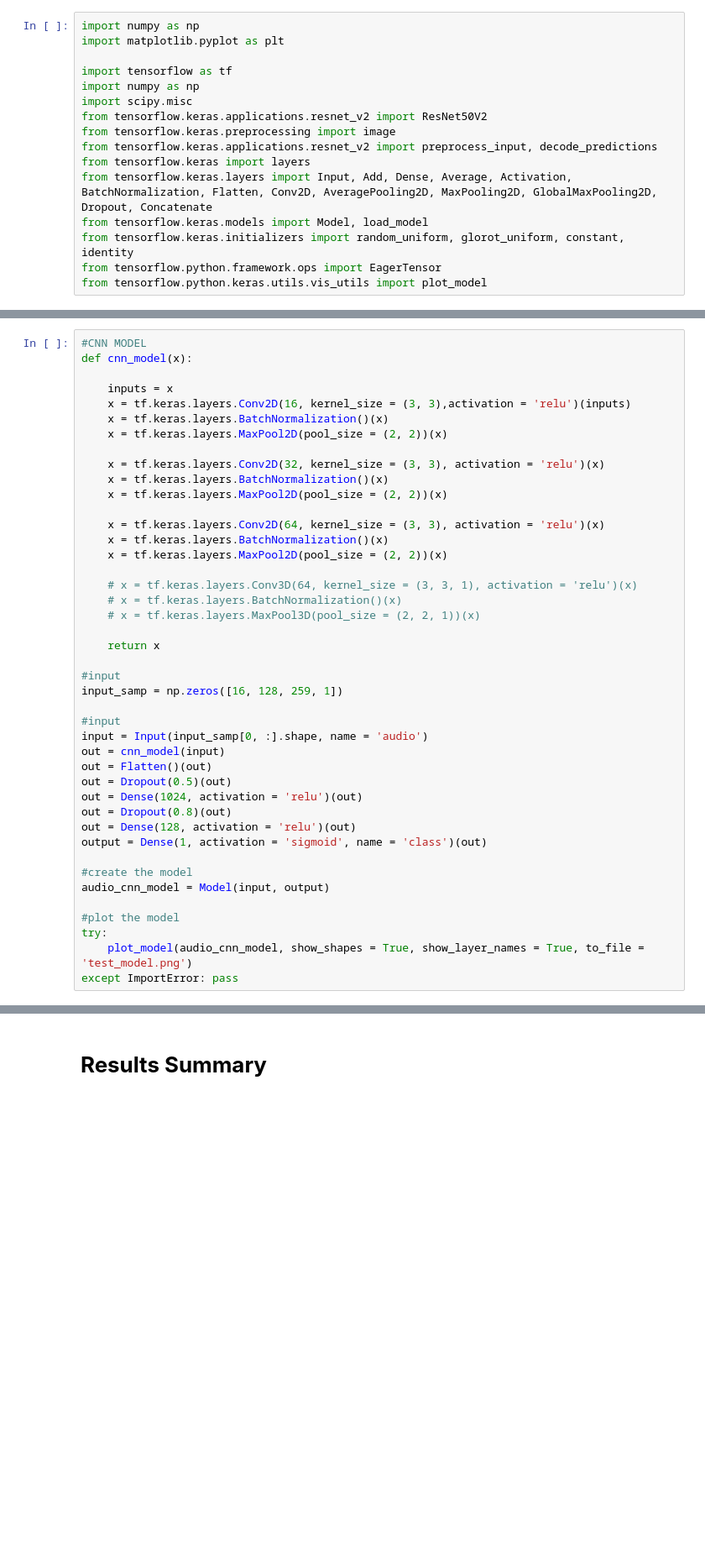
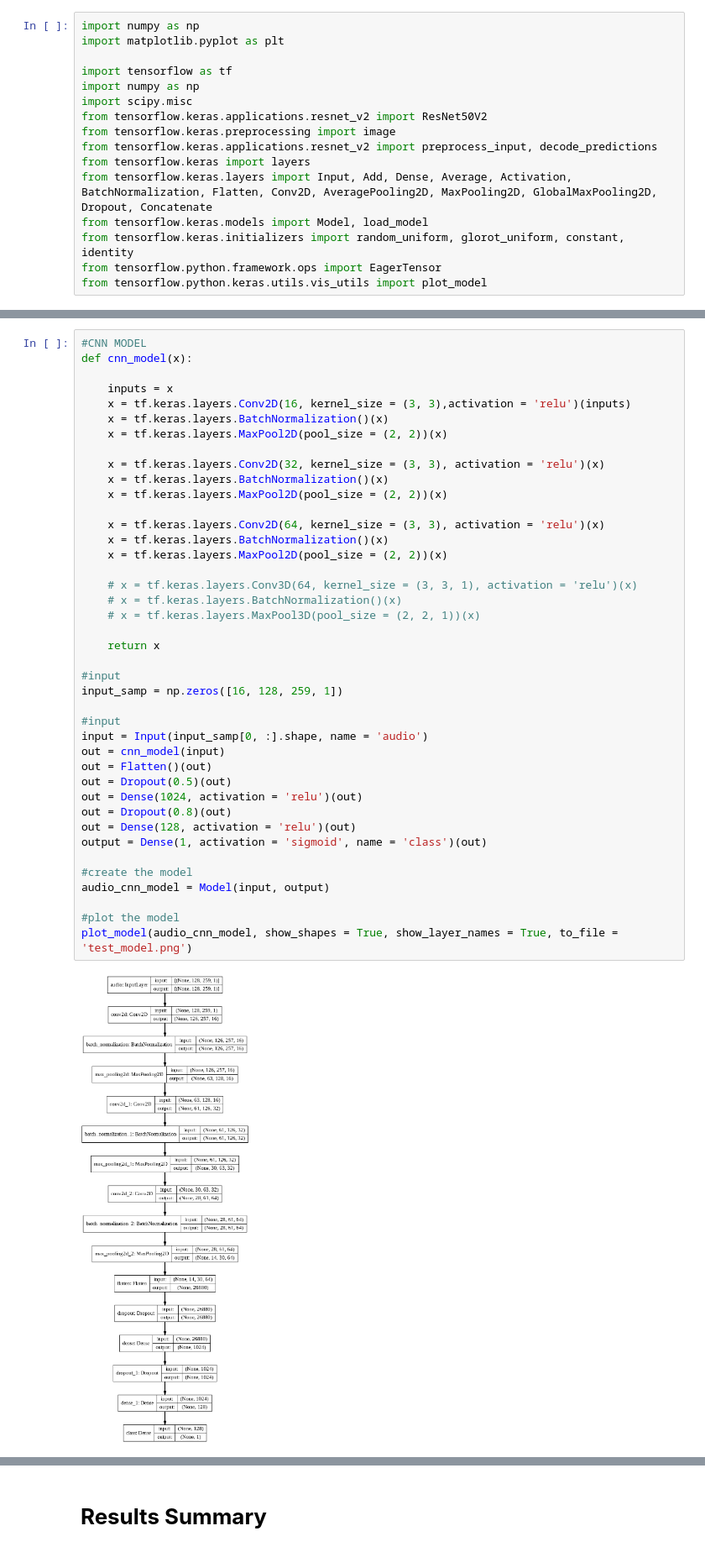
Before and after one commit to zhichucode/Audio, a Jupyter notebook: Audio_classification.ipynb, the cells around one changed output, grey strips where cells are left out. Shown at 84% size. Drawn from its saved outputs; the diff is of its cells as text; blank space fills up the shorter version.

```diff
--- a/Audio_classification.ipynb
+++ b/Audio_classification.ipynb
@@ -340,36 +318,36 @@ def cnn_model(x):
     x = tf.keras.layers.BatchNormalization()(x)
     x = tf.keras.layers.MaxPool2D(pool_size = (2, 2))(x)
 
     x = tf.keras.layers.Conv2D(64, kernel_size = (3, 3), activation = 'relu')(x)
     x = tf.keras.layers.BatchNormalization()(x)
     x = tf.keras.layers.MaxPool2D(pool_size = (2, 2))(x)
 
     # x = tf.keras.layers.Conv3D(64, kernel_size = (3, 3, 1), activation = 'relu')(x)
     # x = tf.keras.layers.BatchNormalization()(x)
     # x = tf.keras.layers.MaxPool3D(pool_size = (2, 2, 1))(x)
 
     return x
 
 #input
 input_samp = np.zeros([16, 128, 259, 1])
 
 #input
 input = Input(input_samp[0, :].shape, name = 'audio')
 out = cnn_model(input)
 out = Flatten()(out)
 out = Dropout(0.5)(out)
 out = Dense(1024, activation = 'relu')(out)
 out = Dropout(0.8)(out)
 out = Dense(128, activation = 'relu')(out)
 output = Dense(1, activation = 'sigmoid', name = 'class')(out)
 
 #create the model
 audio_cnn_model = Model(input, output)
 
 #plot the model
-try:
-    plot_model(audio_cnn_model, show_shapes = True, show_layer_names = True, to_file = 'test_model.png')
-except ImportError: pass
+plot_model(audio_cnn_model, show_shapes = True, show_layer_names = True, to_file = 'test_model.png')
+# %% [output]
+[figure, added]
 # %%
 #compile the model
 opt = tf.optimizers.Adam(0.001)
```
Also changed, not shown: parts of 7 cells of this notebook.
